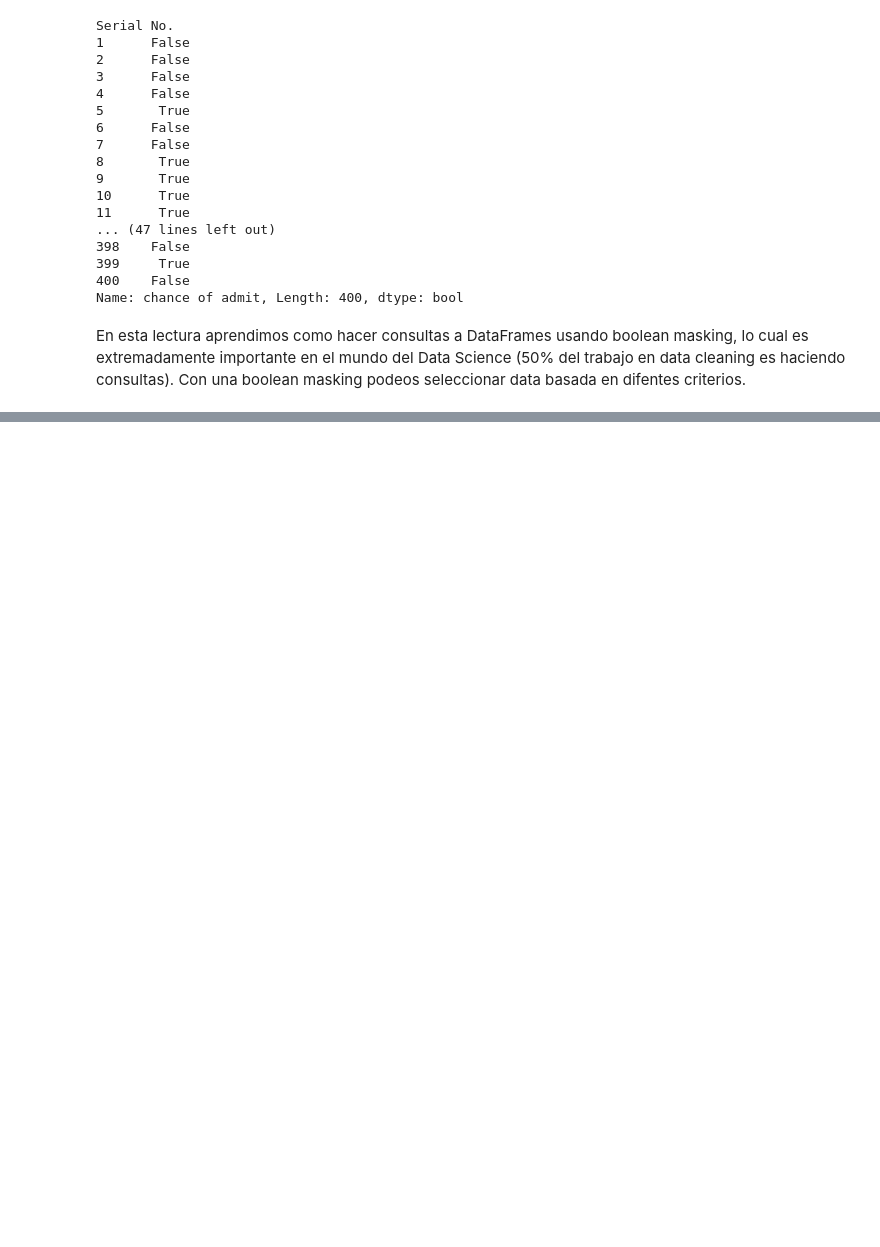
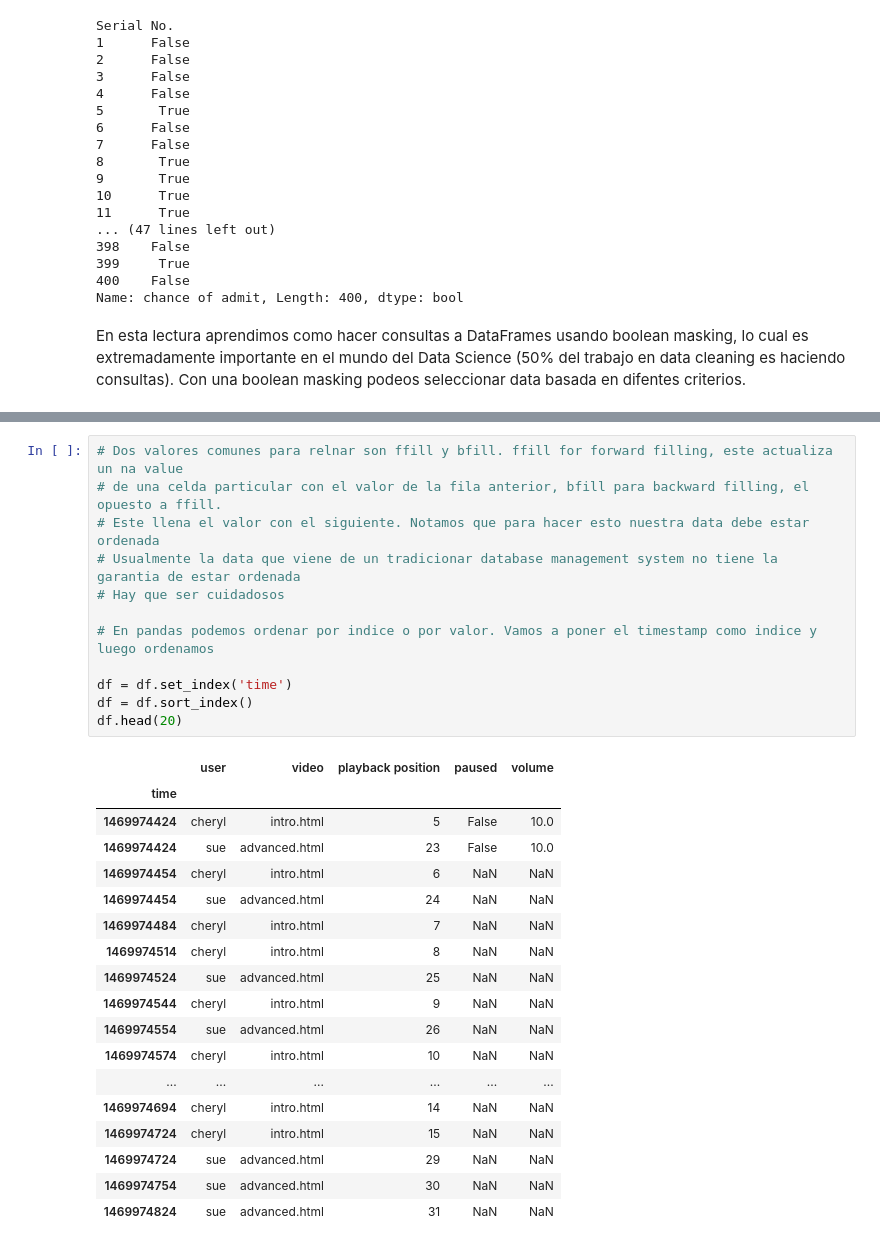
Before and after one commit to jmelendezgeo/Apuntes-Data-Science, a Jupyter notebook: Applied Data Science with Python - Coursera Specialization /Introduction To Data Science/Semana-2.ipynb, the cells around one changed output, grey strips where cells are left out. Saved outputs shown, nothing was run; the diff lists cells and outputs as text; blank space fills up the shorter version.

```diff
--- a/Applied Data Science with Python - Coursera Specialization /Introduction To Data Science/Semana-2.ipynb
+++ b/Applied Data Science with Python - Coursera Specialization /Introduction To Data Science/Semana-2.ipynb
@@ -1185,0 +1499,31 @@ En esta lectura aprendimos como hacer consultas a DataFrames usando boolean mask
+# %%
+# Dos valores comunes para relnar son ffill y bfill. ffill for forward filling, este actualiza un na value
+# de una celda particular con el valor de la fila anterior, bfill para backward filling, el opuesto a ffill.
+# Este llena el valor con el siguiente. Notamos que para hacer esto nuestra data debe estar ordenada
+# Usualmente la data que viene de un tradicionar database management system no tiene la garantia de estar ordenada
+# Hay que ser cuidadosos
+
+# En pandas podemos ordenar por indice o por valor. Vamos a poner el timestamp como indice y luego ordenamos
+
+df = df.set_index('time')
+df = df.sort_index()
+df.head(20)
+# %% [output]
+|  | user | video | playback position | paused | volume |
+| time |  |  |  |  |  |
+| 1469974424 | cheryl | intro.html | 5 | False | 10.0 |
+| 1469974424 | sue | advanced.html | 23 | False | 10.0 |
+| 1469974454 | cheryl | intro.html | 6 | NaN | NaN |
+| 1469974454 | sue | advanced.html | 24 | NaN | NaN |
+| 1469974484 | cheryl | intro.html | 7 | NaN | NaN |
+| 1469974514 | cheryl | intro.html | 8 | NaN | NaN |
+| 1469974524 | sue | advanced.html | 25 | NaN | NaN |
+| 1469974544 | cheryl | intro.html | 9 | NaN | NaN |
+| 1469974554 | sue | advanced.html | 26 | NaN | NaN |
+| 1469974574 | cheryl | intro.html | 10 | NaN | NaN |
+| ... | ... | ... | ... | ... | ... |
+| 1469974694 | cheryl | intro.html | 14 | NaN | NaN |
+| 1469974724 | cheryl | intro.html | 15 | NaN | NaN |
+| 1469974724 | sue | advanced.html | 29 | NaN | NaN |
+| 1469974754 | sue | advanced.html | 30 | NaN | NaN |
+| 1469974824 | sue | advanced.html | 31 | NaN | NaN |
```
Also changed, not shown: parts of 33 cells of this notebook.
